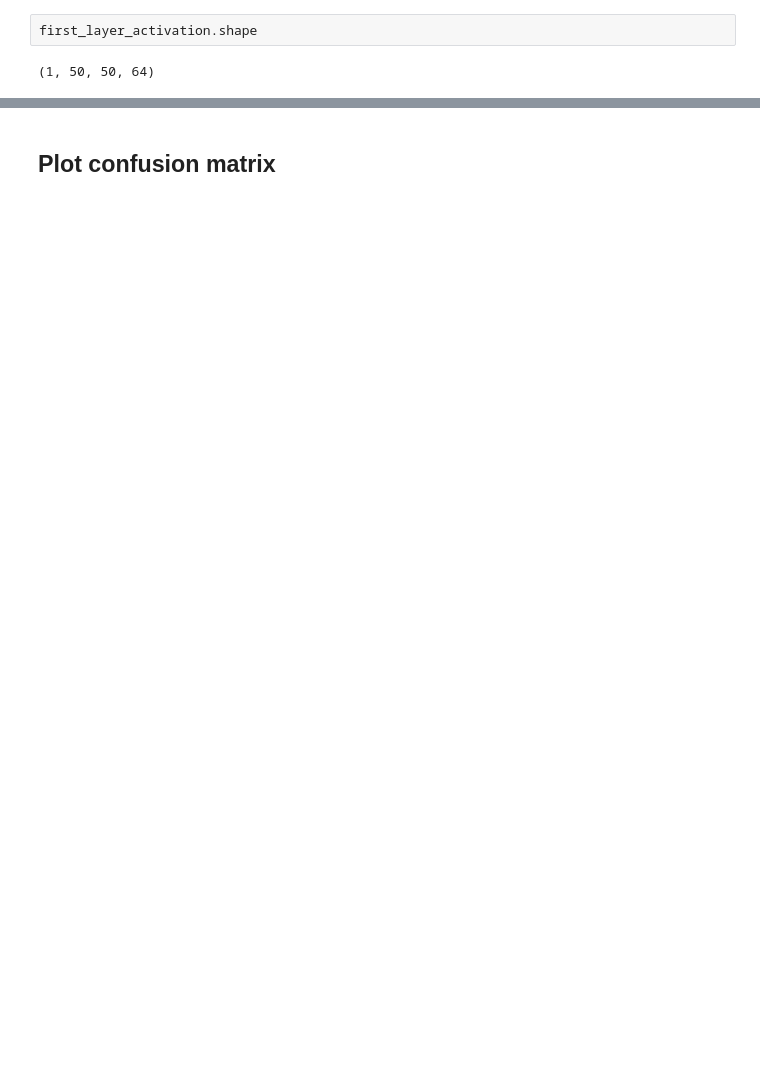
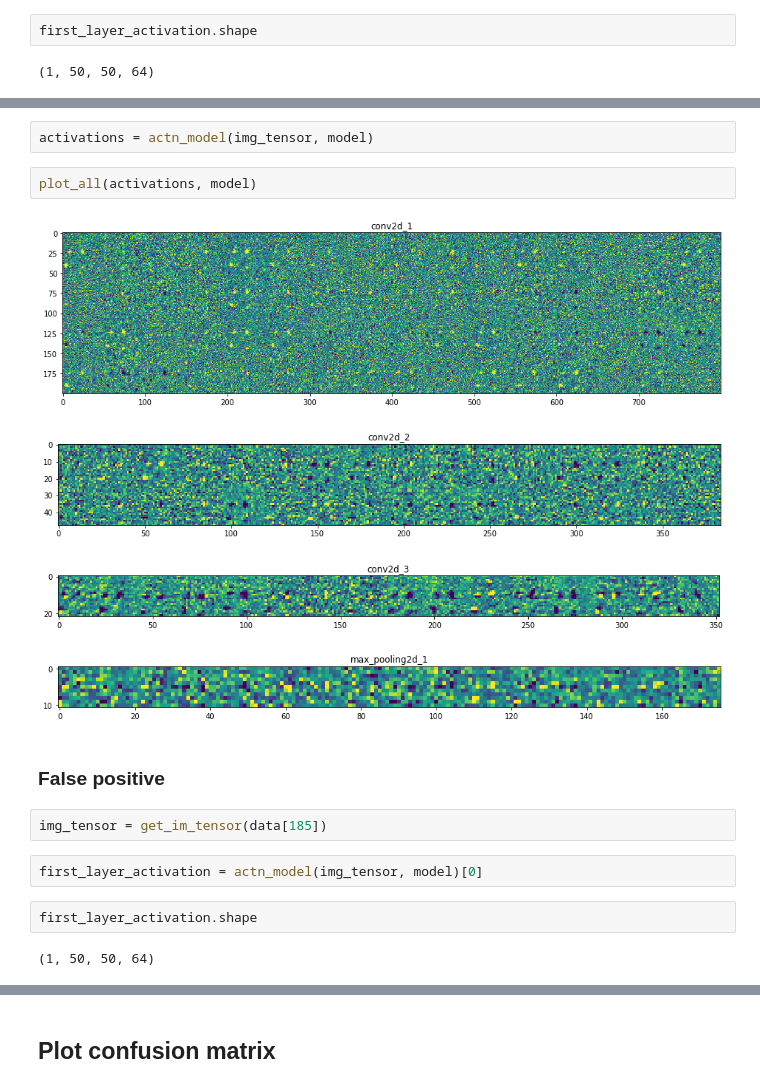
Before and after one commit to agoila/strong-lenses, a Jupyter notebook: Visualization.ipynb, the cells around one changed output, grey strips where cells are left out. Drawn from its saved outputs; the diff is of its cells as text; blank space fills up the shorter version.

```diff
--- a/Visualization.ipynb
+++ b/Visualization.ipynb
@@ -202,0 +221,19 @@ for layer_name, layer_activation in zip(layer_names, activations):
+# %%
+activations = actn_model(img_tensor, model)
+# %%
+plot_all(activations, model)
+# %% [output]
+[figure, added]
+[figure, added]
+[figure, added]
+[figure, added]
+# %% [markdown]
+### False positive
+# %%
+img_tensor = get_im_tensor(data[185])
+# %%
+first_layer_activation = actn_model(img_tensor, model)[0]
+# %%
+first_layer_activation.shape
+# %% [output]
+(1, 50, 50, 64)
```
Also changed, not shown: parts of 46 cells of this notebook.
